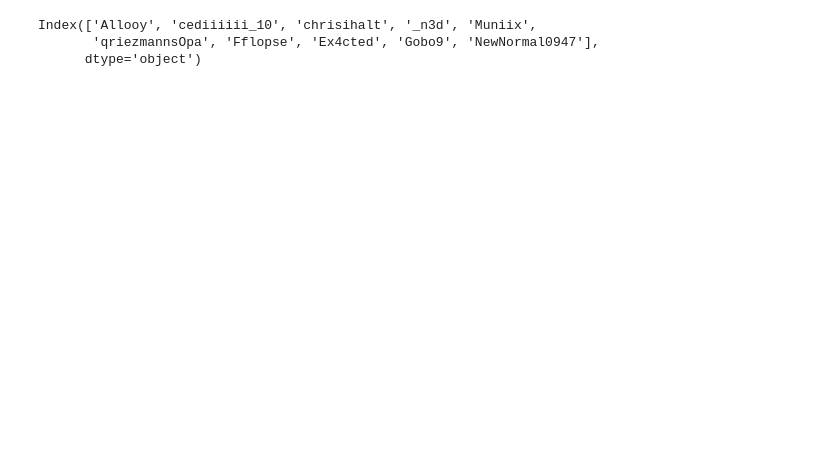
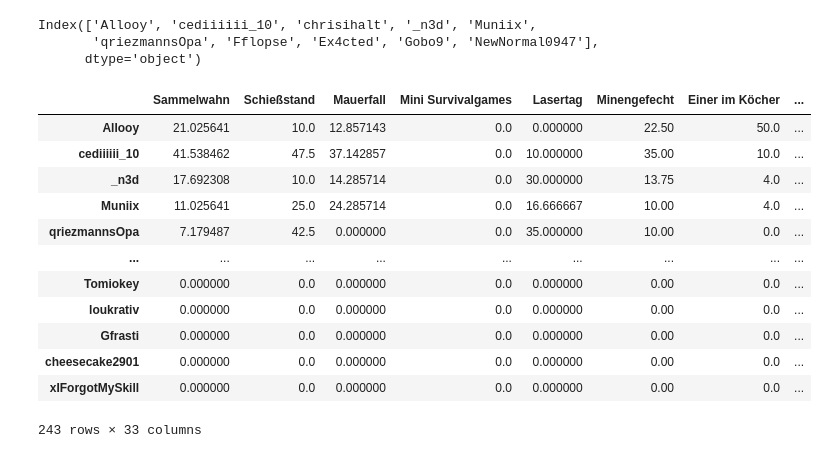
Before and after one commit to Fflopse/MCP-Records, a Jupyter notebook: data-analysis/global-ranking.ipynb, the cells around one changed output. Drawn from its saved outputs; the diff is of its cells as text; code cells hidden in the pictures; blank space fills up the shorter version.

```diff
--- a/data-analysis/global-ranking.ipynb
+++ b/data-analysis/global-ranking.ipynb
@@ -919,3 +919,19 @@ print(cropDf.index[:10])  # Should show the top 10 player names
 Index(['Allooy', 'cediiiiii_10', 'chrisihalt', '_n3d', 'Muniix',
        'qriezmannsOpa', 'Fflopse', 'Ex4cted', 'Gobo9', 'NewNormal0947'],
       dtype='object')
+# %%
+outDf
+# %% [output]
+|  | Sammelwahn | Schießstand | Mauerfall | Mini Survivalgames | Lasertag | Minengefecht | Einer im Köcher | ... |
+| Allooy | 21.025641 | 10.0 | 12.857143 | 0.0 | 0.000000 | 22.50 | 50.0 | ... |
+| cediiiiii_10 | 41.538462 | 47.5 | 37.142857 | 0.0 | 10.000000 | 35.00 | 10.0 | ... |
+| _n3d | 17.692308 | 10.0 | 14.285714 | 0.0 | 30.000000 | 13.75 | 4.0 | ... |
+| Muniix | 11.025641 | 25.0 | 24.285714 | 0.0 | 16.666667 | 10.00 | 4.0 | ... |
+| qriezmannsOpa | 7.179487 | 42.5 | 0.000000 | 0.0 | 35.000000 | 10.00 | 0.0 | ... |
+| ... | ... | ... | ... | ... | ... | ... | ... | ... |
+| Tomiokey | 0.000000 | 0.0 | 0.000000 | 0.0 | 0.000000 | 0.00 | 0.0 | ... |
+| loukrativ | 0.000000 | 0.0 | 0.000000 | 0.0 | 0.000000 | 0.00 | 0.0 | ... |
+| Gfrasti | 0.000000 | 0.0 | 0.000000 | 0.0 | 0.000000 | 0.00 | 0.0 | ... |
+| cheesecake2901 | 0.000000 | 0.0 | 0.000000 | 0.0 | 0.000000 | 0.00 | 0.0 | ... |
+| xIForgotMySkill | 0.000000 | 0.0 | 0.000000 | 0.0 | 0.000000 | 0.00 | 0.0 | ... |
+243 rows × 33 columns
```
Also changed, not shown: parts of 9 cells of this notebook, 5 other files.
